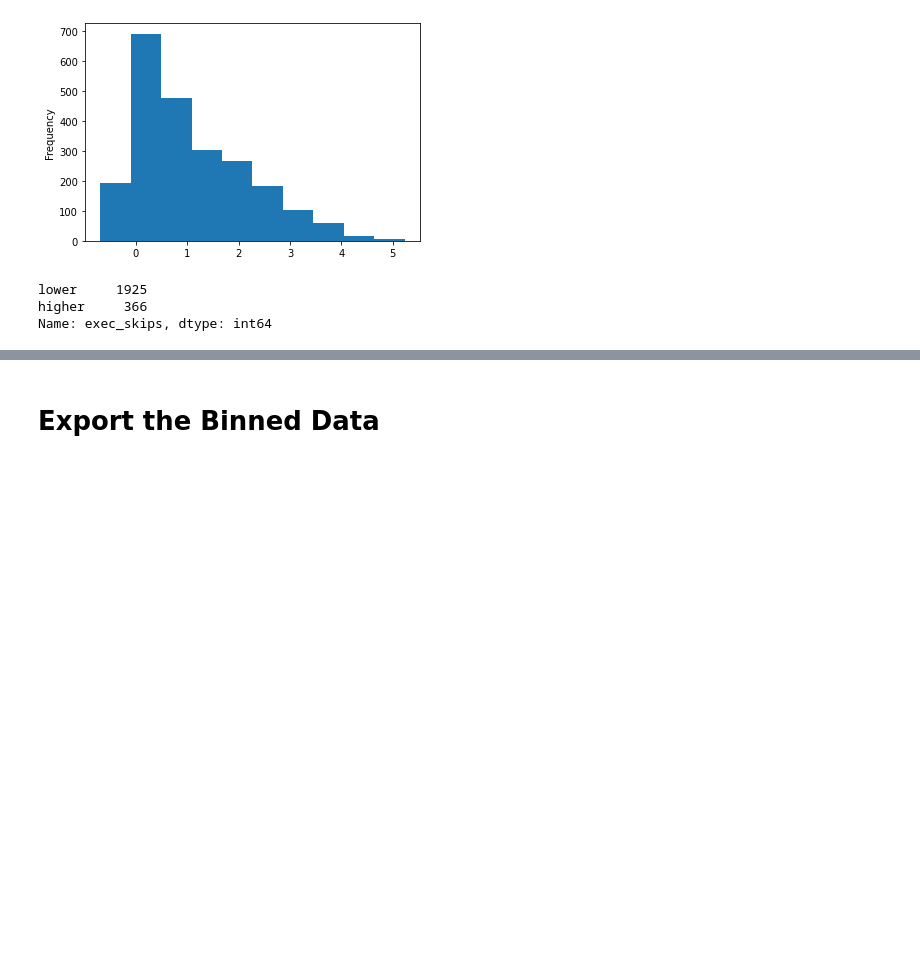
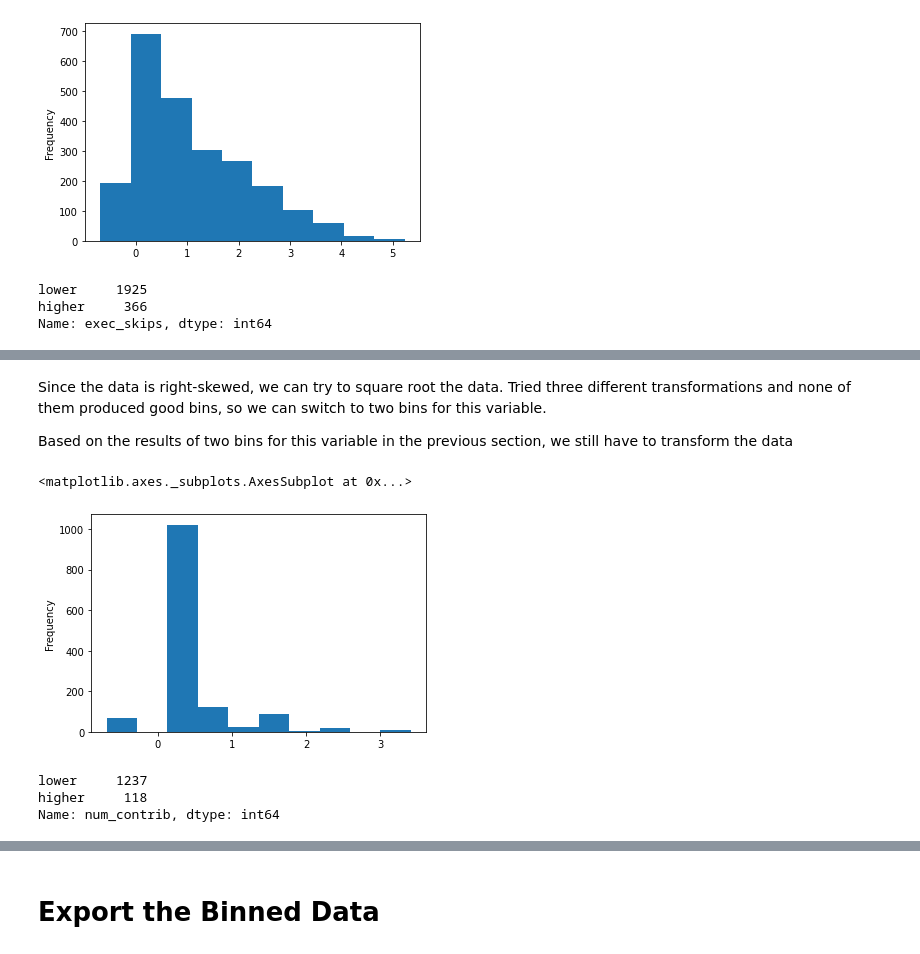
Before and after one commit to Isabel-Gan/quantifying-notebook-features, a Jupyter notebook: output/complete-runs/analysis/binning-data/all-data-binning.ipynb, the cells around one changed output, grey strips where cells are left out. Drawn from its saved outputs; the diff is of its cells as text; code cells hidden in the pictures; blank space fills up the shorter version.

```diff
--- a/output/complete-runs/analysis/all-data-binning.ipynb
+++ b/output/complete-runs/analysis/binning-data/all-data-binning.ipynb
@@ -453,0 +597,23 @@ Name: exec_skips, dtype: int64
+# %% [markdown]
+Since the data is right-skewed, we can try to square root the data. Tried three different transformations and none of them produced good bins, so we can switch to two bins for this variable.
+
+Based on the results of two bins for this variable in the previous section, we still have to transform the data
+# %%
+# transform the column
+no_md_num_contrib = no_md_num_contrib.transform(lambda x : math.log(x + 0.5))
+
+# plot again
+no_md_num_contrib.plot(kind = 'hist')
+# %% [output]
+<matplotlib.axes._subplots.AxesSubplot at 0x...>
+[figure, added]
+# %%
+# try to bin the data again
+no_md_num_contrib = pd.cut(no_md_num_contrib, 2, labels = two_labels)
+
+# check bin counts
+no_md_num_contrib.value_counts()
+# %% [output]
+lower     1237
+higher     118
+Name: num_contrib, dtype: int64
```
Also changed, not shown: parts of 41 cells of this notebook, 2 other files.
